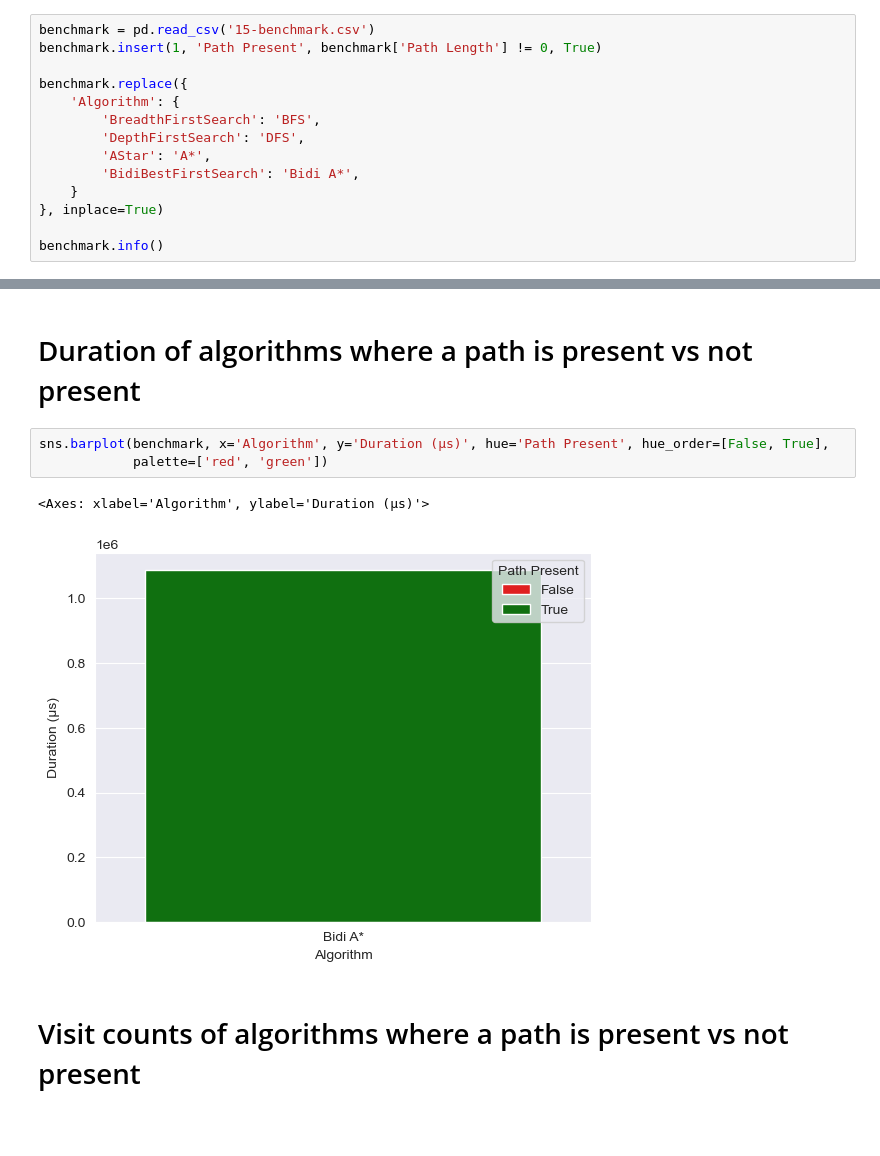
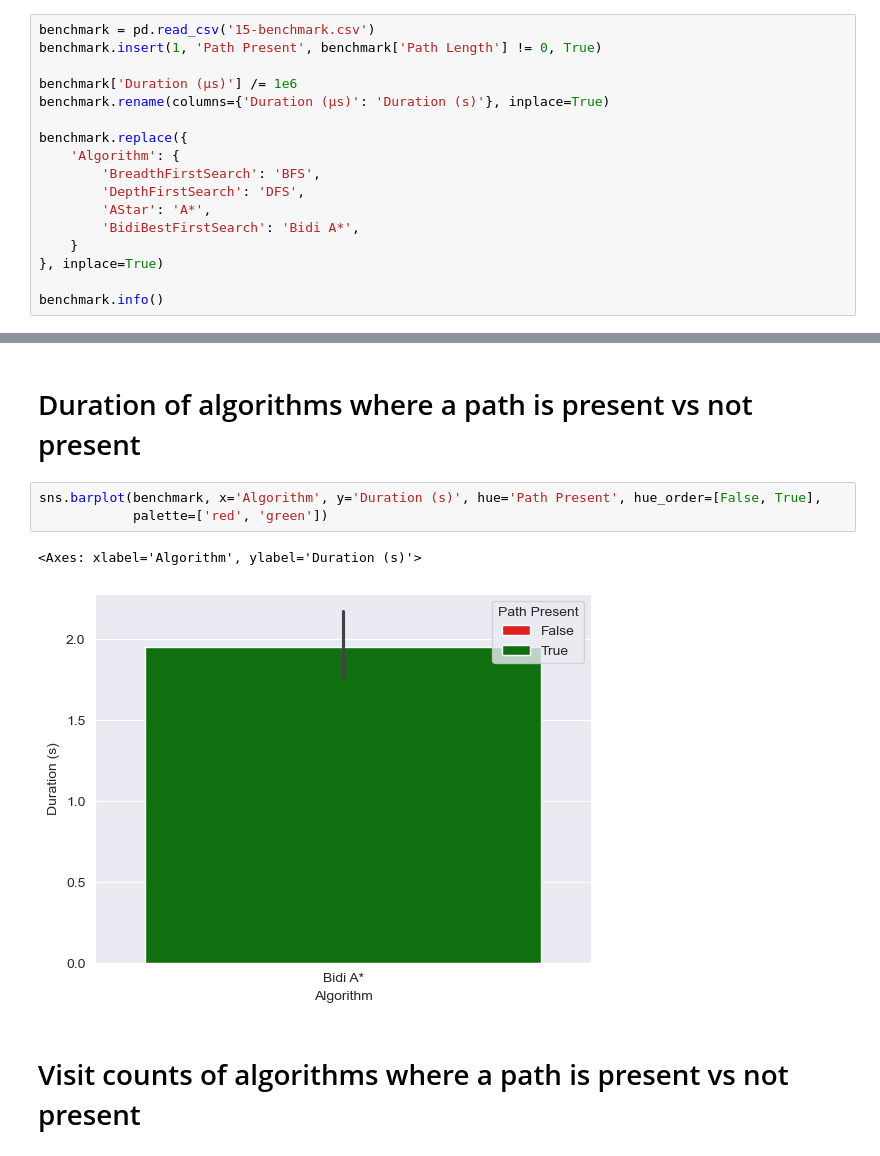
Before and after one commit to Spi3lot/pathfinding, a Jupyter notebook: Pathfinding/15-benchmark.ipynb, the cells around one changed output, grey strips where cells are left out. Drawn from its saved outputs; the diff is of its cells as text; blank space fills up the shorter version.

```diff
--- a/Pathfinding/15-benchmark.ipynb
+++ b/Pathfinding/15-benchmark.ipynb
@@ -5,6 +5,9 @@ import seaborn as sns
 # %%
 benchmark = pd.read_csv('15-benchmark.csv')
 benchmark.insert(1, 'Path Present', benchmark['Path Length'] != 0, True)
+
+benchmark['Duration (µs)'] /= 1e6
+benchmark.rename(columns={'Duration (µs)': 'Duration (s)'}, inplace=True)
 
 benchmark.replace({
     'Algorithm': {
@@ -73,11 +76,11 @@ memory usage: 0.0+ bytes
 # %% [markdown]
 # Duration of algorithms where a path is present vs not present
 # %%
-sns.barplot(benchmark, x='Algorithm', y='Duration (µs)', hue='Path Present', hue_order=[False, True],
+sns.barplot(benchmark, x='Algorithm', y='Duration (s)', hue='Path Present', hue_order=[False, True],
             palette=['red', 'green'])
 # %% [output]
-<Axes: xlabel='Algorithm', ylabel='Duration (µs)'>
+<Axes: xlabel='Algorithm', ylabel='Duration (s)'>
-[figure, old version]
+[figure, new version]
 # %% [markdown]
 # Visit counts of algorithms where a path is present vs not present
 # %%
```
Also changed, not shown: parts of 26 cells of this notebook, 31 other files.
